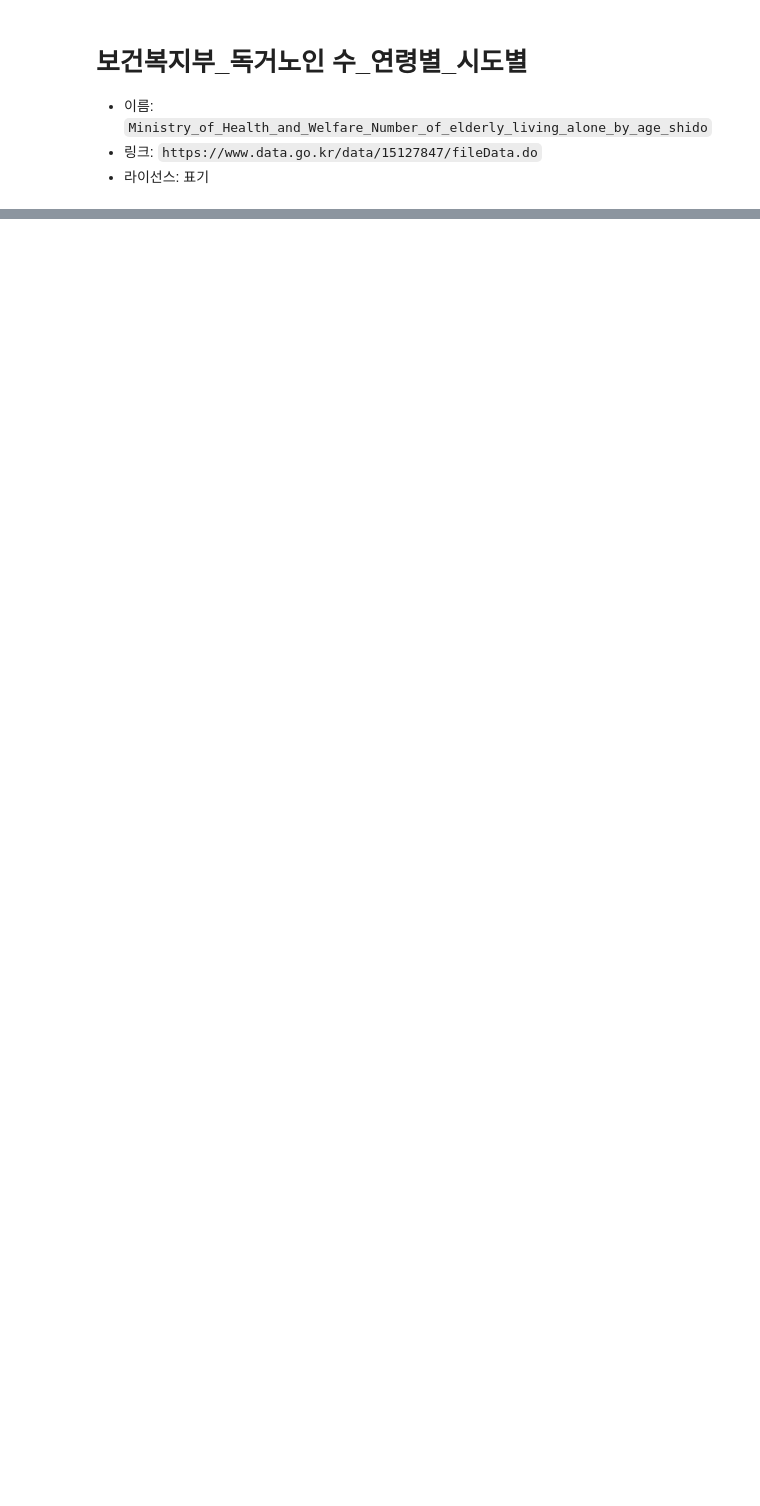
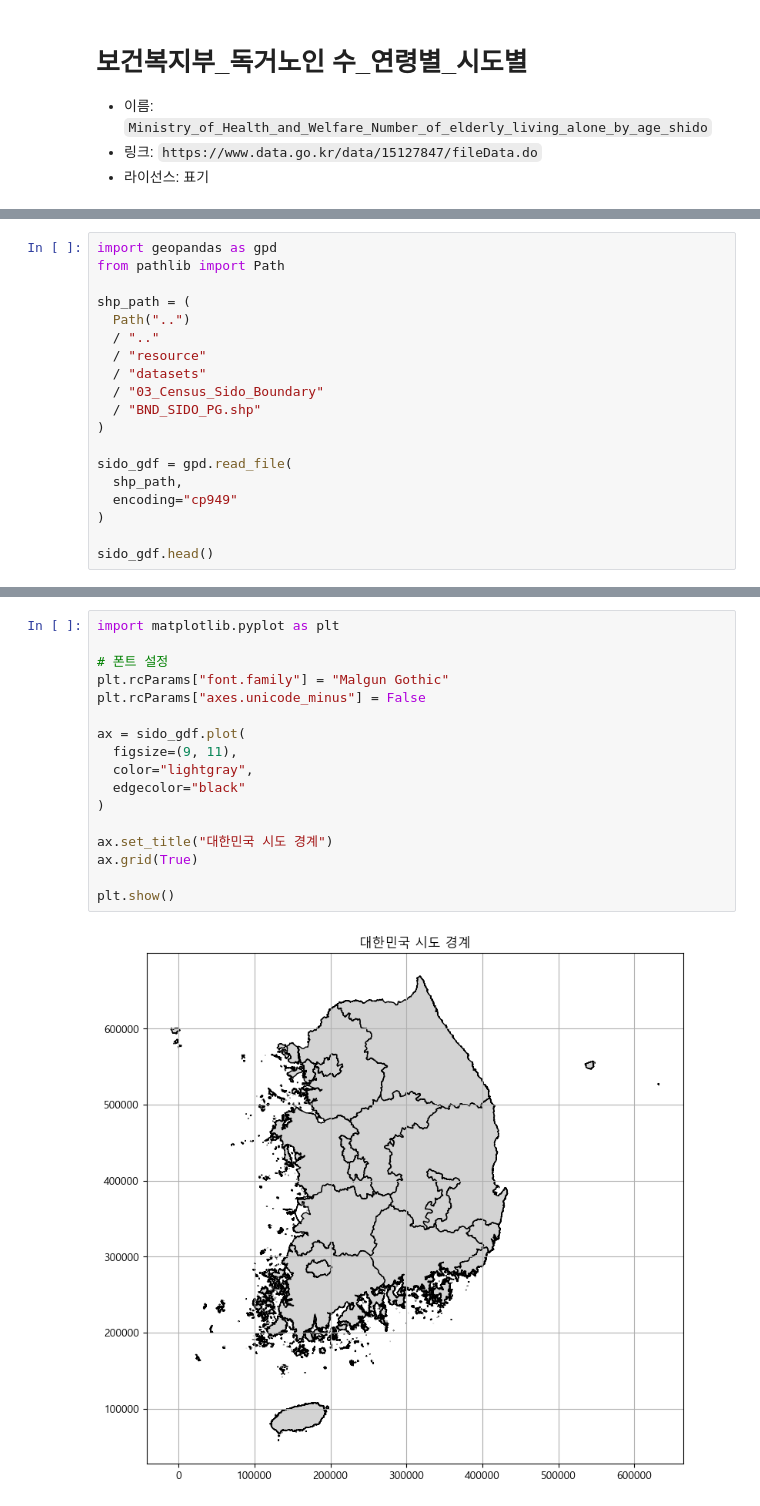
Before and after one commit to hurwan0629/lang-chain-KDT, a Jupyter notebook: workspace/hackerton/workspace/data_analy/03_MOHW_Number_of_elderly_living_alone_by_age_shido.ipynb, the cells around one changed output, grey strips where cells are left out. Drawn from its saved outputs; the diff is of its cells as text; blank space fills up the shorter version.

```diff
--- a/workspace/hackerton/workspace/data_analy/03_MOHW_Number_of_elderly_living_alone_by_age_shido.ipynb
+++ b/workspace/hackerton/workspace/data_analy/03_MOHW_Number_of_elderly_living_alone_by_age_shido.ipynb
@@ -43,0 +56,19 @@ datas_df
+# %%
+import geopandas as gpd
+from pathlib import Path
+
+shp_path = (
+  Path("..")
+  / ".."
+  / "resource"
+  / "datasets"
+  / "03_Census_Sido_Boundary"
+  / "BND_SIDO_PG.shp"
+)
+
+sido_gdf = gpd.read_file(
+  shp_path,
+  encoding="cp949"
+)
+
+sido_gdf.head()
@@ -43,0 +100,19 @@ datas_df
+# %%
+import matplotlib.pyplot as plt
+
+# 폰트 설정
+plt.rcParams["font.family"] = "Malgun Gothic"
+plt.rcParams["axes.unicode_minus"] = False
+
+ax = sido_gdf.plot(
+  figsize=(9, 11),
+  color="lightgray",
+  edgecolor="black"
+)
+
+ax.set_title("대한민국 시도 경계")
+ax.grid(True)
+
+plt.show()
+# %% [output]
+[figure, added]
```
Also changed, not shown: parts of 7 cells of this notebook, 39 other files.
